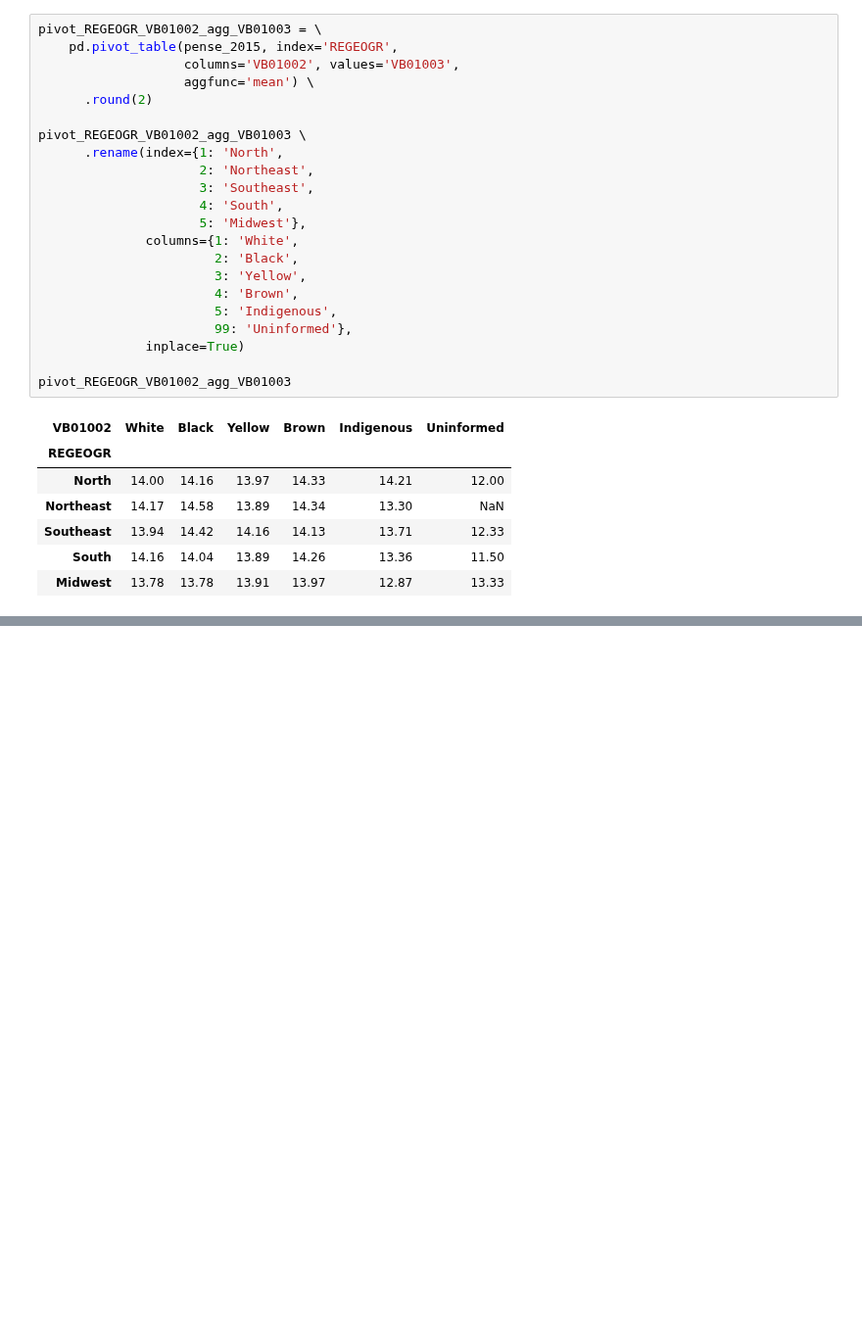
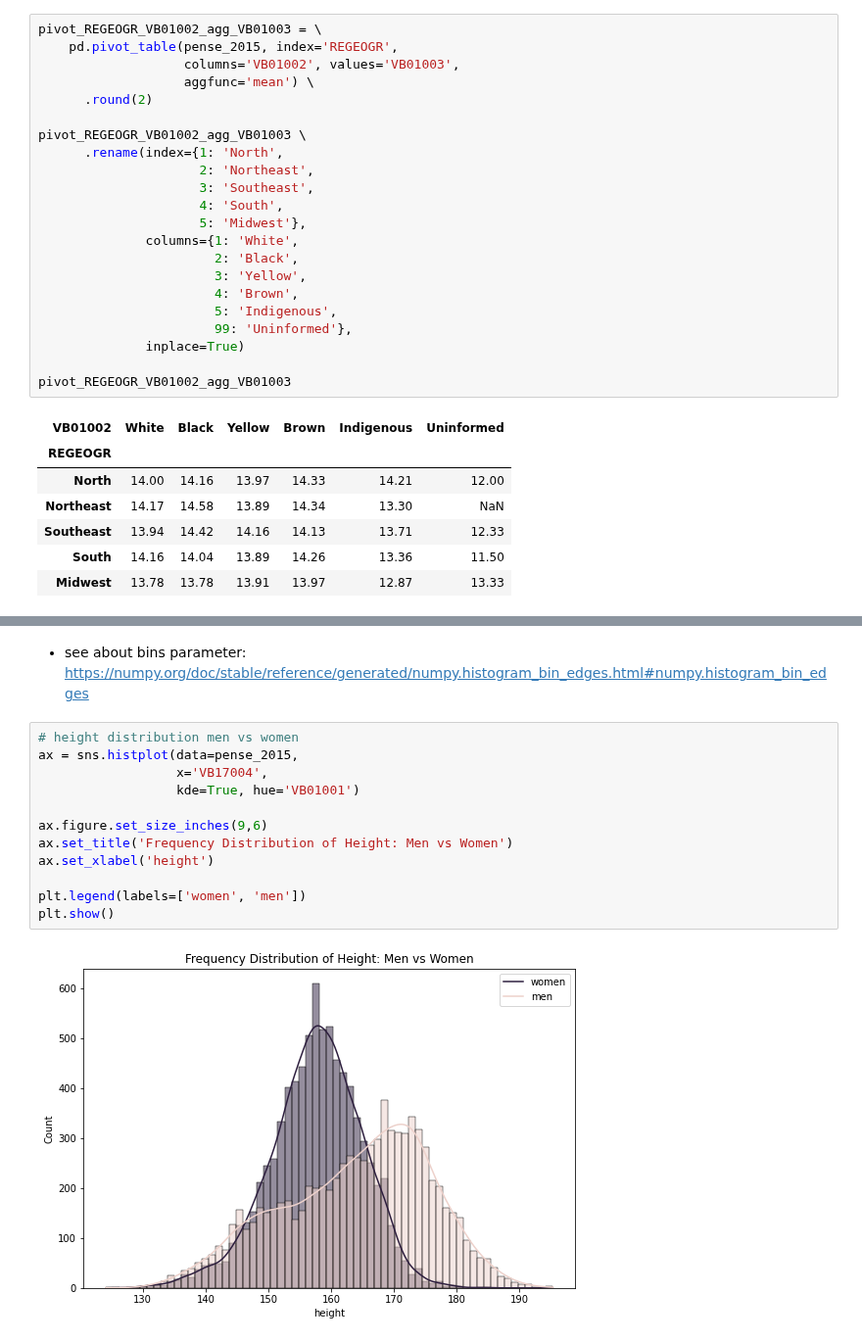
Before and after one commit to gabrielatrindade/alura-bootcamp, a Jupyter notebook: module3/pense_2015.ipynb, the cells around one changed output, grey strips where cells are left out. Shown at 98% size. Drawn from its saved outputs; the diff is of its cells as text; blank space fills up the shorter version.

```diff
--- a/module3/pense_2015.ipynb
+++ b/module3/pense_2015.ipynb
@@ -796,0 +834,16 @@ pivot_REGEOGR_VB01002_agg_VB01003
+# %% [markdown]
+- see about bins parameter: https://numpy.org/doc/stable/reference/generated/numpy.histogram_bin_edges.html#numpy.histogram_bin_edges
+# %%
+# height distribution men vs women
+ax = sns.histplot(data=pense_2015,
+                  x='VB17004',
+                  kde=True, hue='VB01001')
+
+ax.figure.set_size_inches(9,6)
+ax.set_title('Frequency Distribution of Height: Men vs Women')
+ax.set_xlabel('height')
+
+plt.legend(labels=['women', 'men'])
+plt.show()
+# %% [output]
+[figure, added]
```
Also changed, not shown: parts of 41 cells of this notebook.
